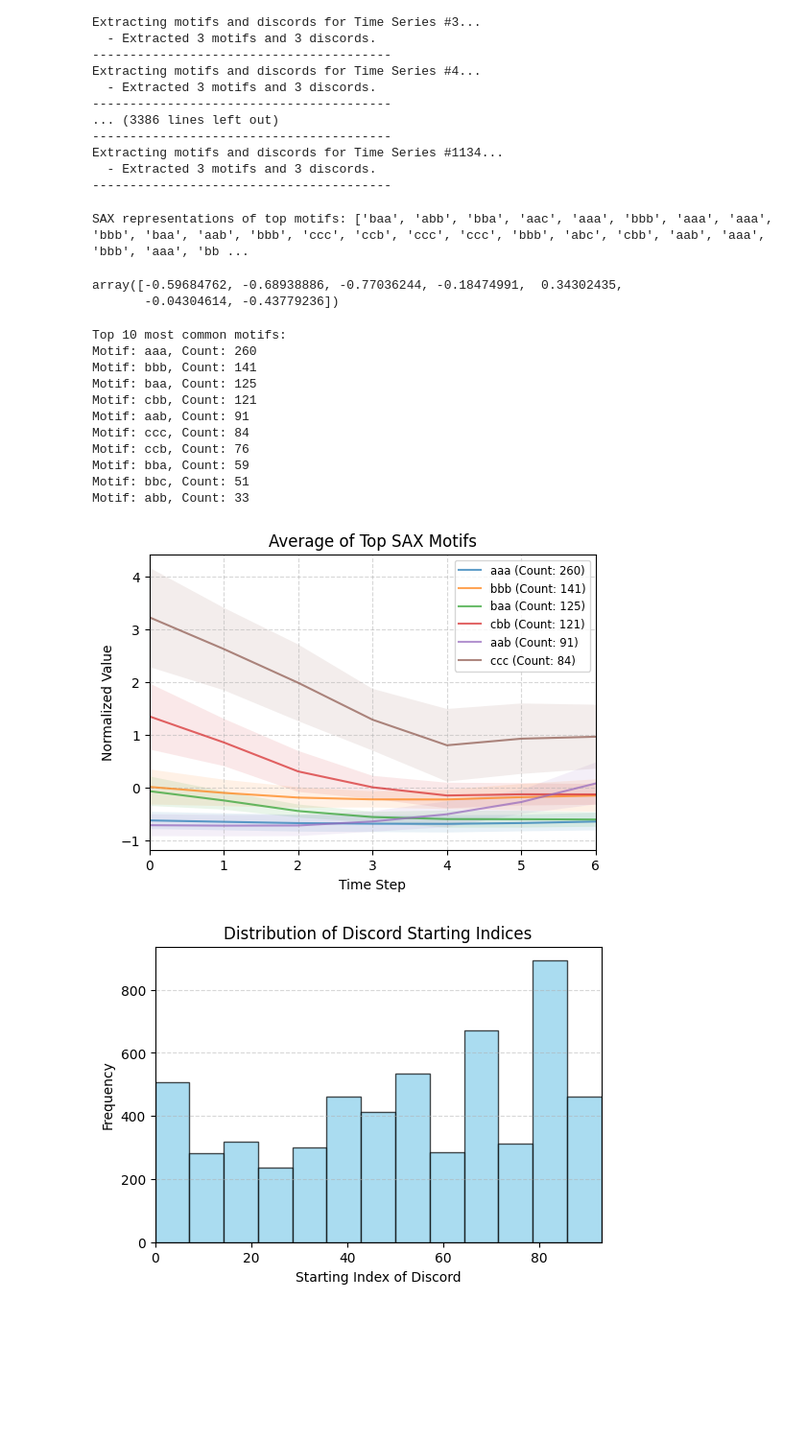
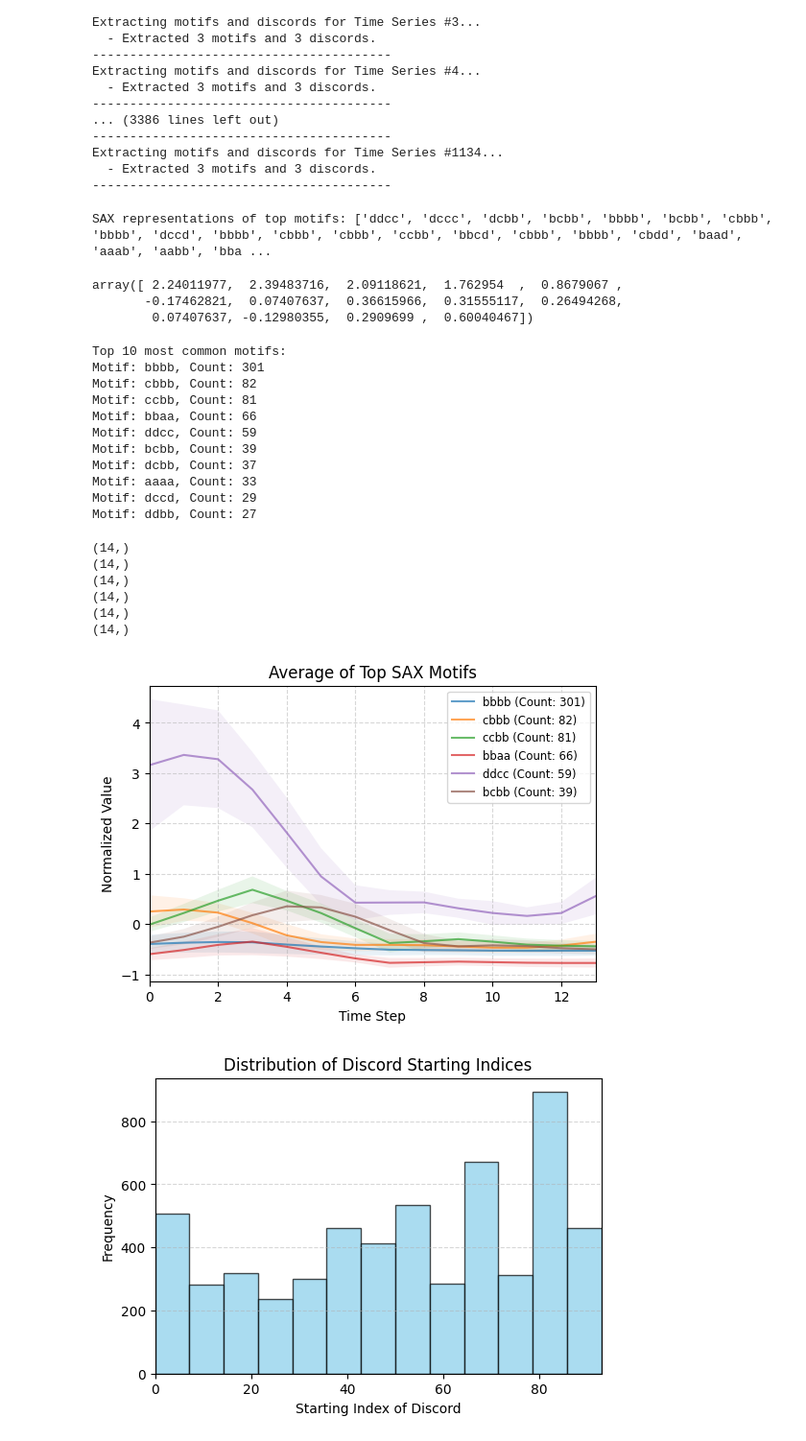
Before and after one commit to ChefBB/dm2_project, a Jupyter notebook: TS/motifs_discords.ipynb, the cells around one changed output. Shown at 96% size. Drawn from its saved outputs; the diff is of its cells as text; code cells hidden in the pictures; blank space fills up the shorter version.

```diff
--- a/TS/motifs_discords.ipynb
+++ b/TS/motifs_discords.ipynb
@@ -326,7 +324,7 @@ def plot_matrix_profile(time_series, mp, m):
 multi_series = df.drop(columns=cols_to_drop).values
 
 # 2. Define the subsequence length 'm'
-m = 7
+m = 14
 
 # Correct Z-score normalization for each row
 multi_series = (
@@ -432,8 +430,8 @@ from saxpy.alphabet import cuts_for_asize
 # Extract only the top motif from each time series
 motifs = [md['motifs'][0] for md in motifs_discords]
 
-m = 3 # number of PAA segments = number of symbols you want
-alphabet_size = 3  # number of symbols in the SAX alphabet
+m = 4 # number of PAA segments = number of symbols you want
+alphabet_size = 4  # number of symbols in the SAX alphabet
 cuts = cuts_for_asize(alphabet_size)
 
 sax_motifs = []
@@ -449,12 +447,13 @@ for motif_arr in motifs:
 
 print("SAX representations of top motifs:", sax_motifs)
 # %% [output]
-SAX representations of top motifs: ['baa', 'abb', 'bba', 'aac', 'aaa', 'bbb', 'aaa', 'aaa', 'bbb', 'baa', 'aab', 'bbb', 'ccc', 'ccb', 'ccc', 'ccc', 'bbb', 'abc', 'cbb', 'aab', 'aaa', 'bbb', 'aaa', 'bb ...
+SAX representations of top motifs: ['ddcc', 'dccc', 'dcbb', 'bcbb', 'bbbb', 'bcbb', 'cbbb', 'bbbb', 'dccd', 'bbbb', 'cbbb', 'cbbb', 'ccbb', 'bbcd', 'cbbb', 'bbbb', 'cbdd', 'baad', 'aaab', 'aabb', 'bba ...
 # %%
 motifs[1]
 # %% [output]
-array([-0.59684762, -0.68938886, -0.77036244, -0.18474991,  0.34302435,
-       -0.04304614, -0.43779236])
+array([ 2.24011977,  2.39483716,  2.09118621,  1.762954  ,  0.8679067 ,
+       -0.17462821,  0.07407637,  0.36615966,  0.31555117,  0.26494268,
+        0.07407637, -0.12980355,  0.2909699 ,  0.60040467])
 # %%
 # Count occurrences, show top 10 most common
 from collections import Counter
@@ -464,41 +463,48 @@ for motif, count in motif_counts.most_common(10):
     print(f"Motif: {motif}, Count: {count}")
 # %% [output]
 Top 10 most common motifs:
-Motif: aaa, Count: 260
-Motif: bbb, Count: 141
-Motif: baa, Count: 125
-Motif: cbb, Count: 121
-Motif: aab, Count: 91
-Motif: ccc, Count: 84
-Motif: ccb, Count: 76
-Motif: bba, Count: 59
-Motif: bbc, Count: 51
-Motif: abb, Count: 33
+Motif: bbbb, Count: 301
+Motif: cbbb, Count: 82
+Motif: ccbb, Count: 81
+Motif: bbaa, Count: 66
+Motif: ddcc, Count: 59
+Motif: bcbb, Count: 39
+Motif: dcbb, Count: 37
+Motif: aaaa, Count: 33
+Motif: dccd, Count: 29
+Motif: ddbb, Count: 27
 # %%
 # Plot avg of top motifs by sax, with variance shaded
 import matplotlib.pyplot as plt
 
 top_motifs = motif_counts.most_common(6)  # Get top 5 motifs
 plt.figure(figsize=(6, 4))
 for motif, count in top_motifs:
     # Find all occurrences of this motif in the original motifs list
     occurrences = [motifs[i] for i, sax in enumerate(sax_motifs) if sax == motif]
     if occurrences:
         avg_motif = np.mean(occurrences, axis=0)
+        print(avg_motif.shape)
         plt.plot(avg_motif, label=f'{motif} (Count: {count})', alpha=0.7)
         # Shade variance
         std_motif = np.std(occurrences, axis=0)
         plt.fill_between(range(len(avg_motif)), avg_motif - std_motif, avg_motif + std_motif, alpha=0.1)
 
 plt.title('Average of Top SAX Motifs')
 plt.xlabel('Time Step')
 plt.ylabel('Normalized Value')
 plt.legend(fontsize='small')
-plt.xlim(0, 6)
+plt.xlim(0, 13)
 plt.grid(alpha=0.5, linestyle='--')
 plt.show()
 # %% [output]
+(14,)
+(14,)
+(14,)
+(14,)
+(14,)
+(14,)
-[figure, old version]
+[figure, new version]
 # %%
 # Compute the indices of the top 3 discords for all time series
 indices = []
```
Also changed, not shown: parts of 4 cells of this notebook, 1 other file.
